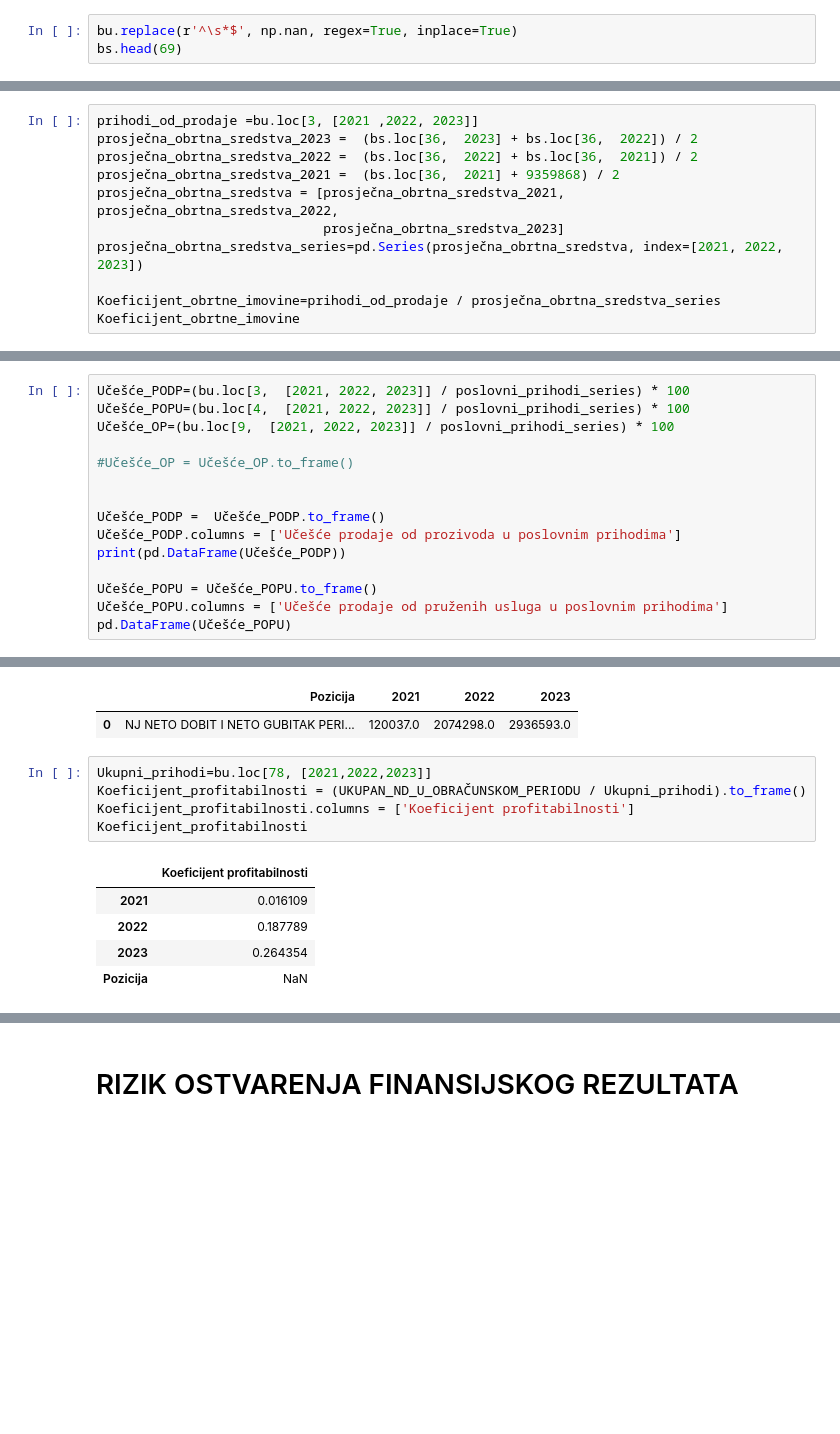
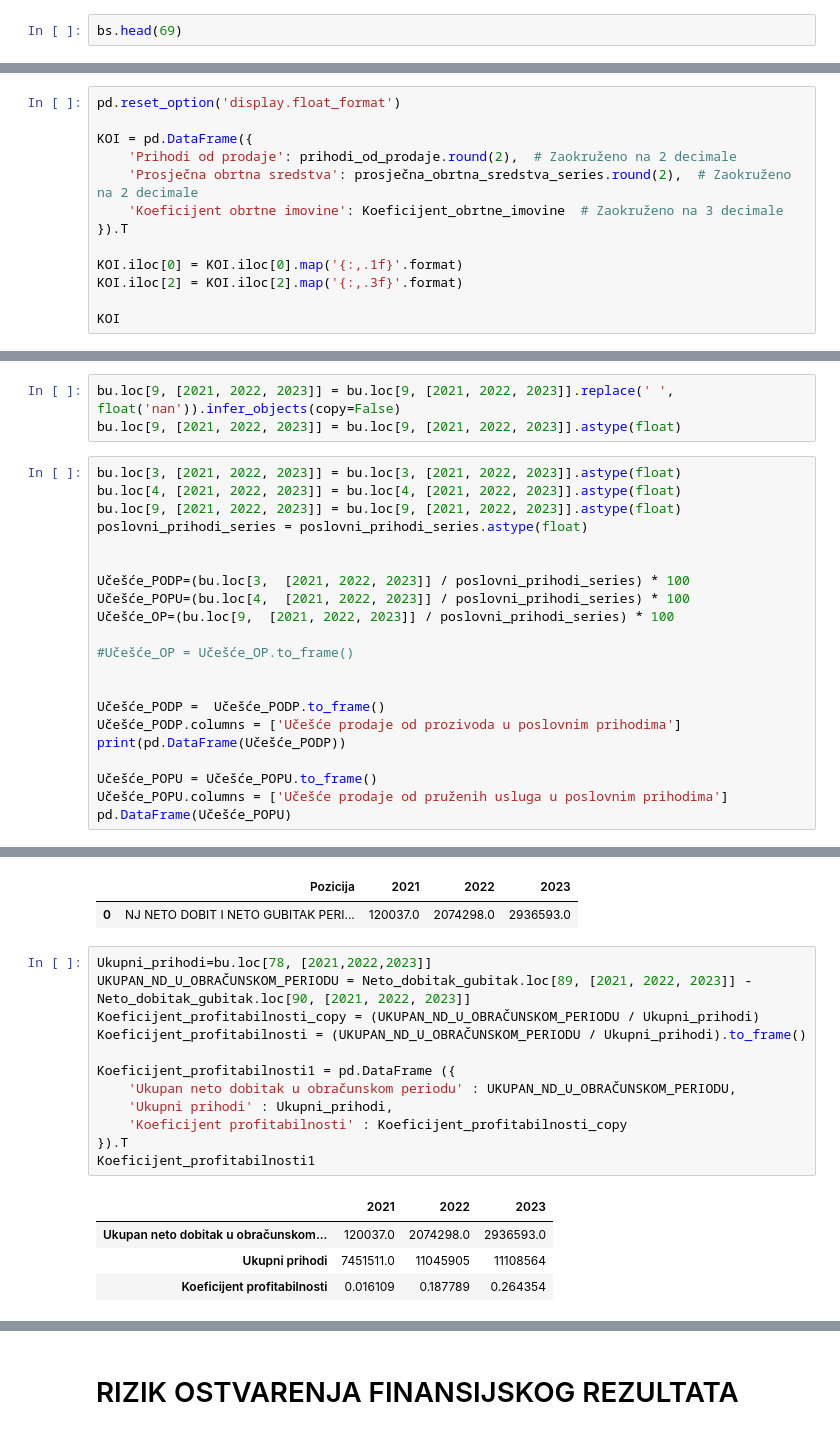
Before and after one commit to OgnjenBN/Diplomski, a Jupyter notebook: BILANSI1 - Copy.ipynb, the cells around one changed output, grey strips where cells are left out. Cells and saved outputs as stored; diff of their text form; blank space fills up the shorter version.

```diff
--- a/BILANSI1 - Copy.ipynb
+++ b/BILANSI1 - Copy.ipynb
@@ -8,7 +36,6 @@ bu = pd.read_excel('bilans_uspjeha.xlsx')
 bs = pd.read_excel('bilans_stanja.xlsx')
 nt = pd.read_excel('izvjestaj_o_novcanim tokovima.xlsx')
 # %%
-bu.replace(r'^\s*$', np.nan, regex=True, inplace=True)
 bs.head(69)
 # %% [output]
 |  | Pozicija | 2021 | 2022 | 2023 |
@@ -627,14 +640,16 @@ plt.show()
 # %% [markdown]
 #### KOEFICIJENT OBRTNE IMOVINE I DANI VEZIVANJA OBRTNE IMOVINE
 # %%
-prihodi_od_prodaje =bu.loc[3, [2021 ,2022, 2023]]
-prosječna_obrtna_sredstva_2023 =  (bs.loc[36,  2023] + bs.loc[36,  2022]) / 2
-prosječna_obrtna_sredstva_2022 =  (bs.loc[36,  2022] + bs.loc[36,  2021]) / 2
-prosječna_obrtna_sredstva_2021 =  (bs.loc[36,  2021] + 9359868) / 2
-prosječna_obrtna_sredstva = [prosječna_obrtna_sredstva_2021, prosječna_obrtna_sredstva_2022,
-                             prosječna_obrtna_sredstva_2023]
-prosječna_obrtna_sredstva_series=pd.Series(prosječna_obrtna_sredstva, index=[2021, 2022, 2023])
+pd.reset_option('display.float_format')
 
-Koeficijent_obrtne_imovine=prihodi_od_prodaje / prosječna_obrtna_sredstva_series
-Koeficijent_obrtne_imovine
+KOI = pd.DataFrame({
+    'Prihodi od prodaje': prihodi_od_prodaje.round(2),  # Zaokruženo na 2 decimale
+    'Prosječna obrtna sredstva': prosječna_obrtna_sredstva_series.round(2),  # Zaokruženo na 2 decimale
+    'Koeficijent obrtne imovine': Koeficijent_obrtne_imovine  # Zaokruženo na 3 decimale
+}).T
+
+KOI.iloc[0] = KOI.iloc[0].map('{:,.1f}'.format)
+KOI.iloc[2] = KOI.iloc[2].map('{:,.3f}'.format)
+
+KOI
 # %% [output]
@@ -948,7 +963,16 @@ poslovni_prihodi_series
 2022    10995011.0
 2023    10943340.0
 dtype: float64
+# %%
+bu.loc[9, [2021, 2022, 2023]] = bu.loc[9, [2021, 2022, 2023]].replace(' ', float('nan')).infer_objects(copy=False)
+bu.loc[9, [2021, 2022, 2023]] = bu.loc[9, [2021, 2022, 2023]].astype(float)
 # %%
+bu.loc[3, [2021, 2022, 2023]] = bu.loc[3, [2021, 2022, 2023]].astype(float)
+bu.loc[4, [2021, 2022, 2023]] = bu.loc[4, [2021, 2022, 2023]].astype(float)
+bu.loc[9, [2021, 2022, 2023]] = bu.loc[9, [2021, 2022, 2023]].astype(float)
+poslovni_prihodi_series = poslovni_prihodi_series.astype(float)
+
+
 Učešće_PODP=(bu.loc[3,  [2021, 2022, 2023]] / poslovni_prihodi_series) * 100
 Učešće_POPU=(bu.loc[4,  [2021, 2022, 2023]] / poslovni_prihodi_series) * 100
 Učešće_OP=(bu.loc[9,  [2021, 2022, 2023]] / poslovni_prihodi_series) * 100
@@ -1134,14 +1139,20 @@ UKUPAN_ND_U_OBRAČUNSKOM_PERIODU_df
 | 0 | NJ NETO DOBIT I NETO GUBITAK PERI... | 120037.0 | 2074298.0 | 2936593.0 |
 # %%
 Ukupni_prihodi=bu.loc[78, [2021,2022,2023]]
+UKUPAN_ND_U_OBRAČUNSKOM_PERIODU = Neto_dobitak_gubitak.loc[89, [2021, 2022, 2023]] - Neto_dobitak_gubitak.loc[90, [2021, 2022, 2023]]
+Koeficijent_profitabilnosti_copy = (UKUPAN_ND_U_OBRAČUNSKOM_PERIODU / Ukupni_prihodi)
 Koeficijent_profitabilnosti = (UKUPAN_ND_U_OBRAČUNSKOM_PERIODU / Ukupni_prihodi).to_frame()
-Koeficijent_profitabilnosti.columns = ['Koeficijent profitabilnosti']
-Koeficijent_profitabilnosti
+
+Koeficijent_profitabilnosti1 = pd.DataFrame ({
+    'Ukupan neto dobitak u obračunskom periodu' : UKUPAN_ND_U_OBRAČUNSKOM_PERIODU,
+    'Ukupni prihodi' : Ukupni_prihodi,
+    'Koeficijent profitabilnosti' : Koeficijent_profitabilnosti_copy
+}).T
+Koeficijent_profitabilnosti1
 # %% [output]
-|  | Koeficijent profitabilnosti |
-| 2021 | 0.016109 |
-| 2022 | 0.187789 |
-| 2023 | 0.264354 |
-| Pozicija | NaN |
+|  | 2021 | 2022 | 2023 |
+| Ukupan neto dobitak u obračunskom... | 120037.0 | 2074298.0 | 2936593.0 |
+| Ukupni prihodi | 7451511.0 | 11045905 | 11108564 |
+| Koeficijent profitabilnosti | 0.016109 | 0.187789 | 0.264354 |
 # %%
 import matplotlib.pyplot as plt
```
Also changed, not shown: parts of 43 cells of this notebook.
